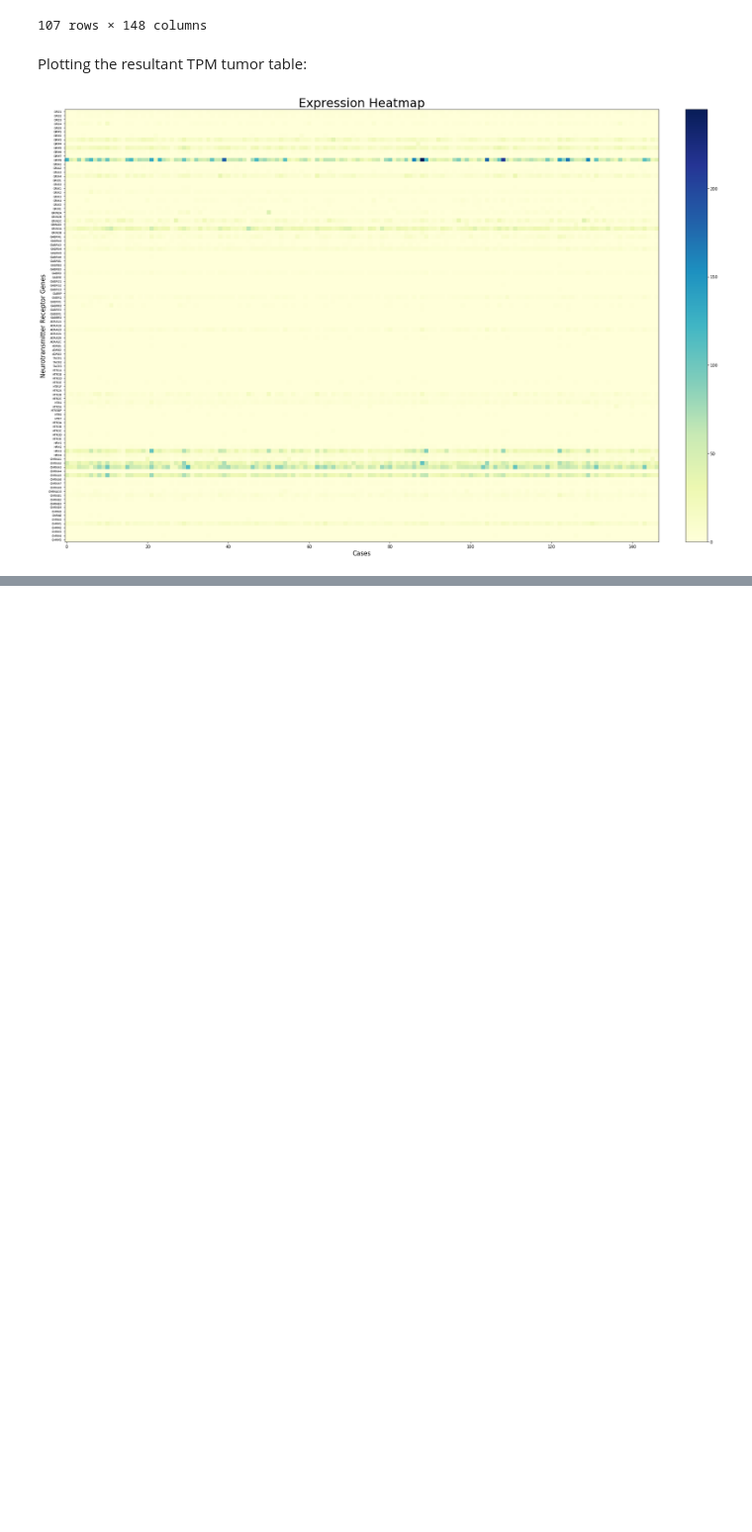
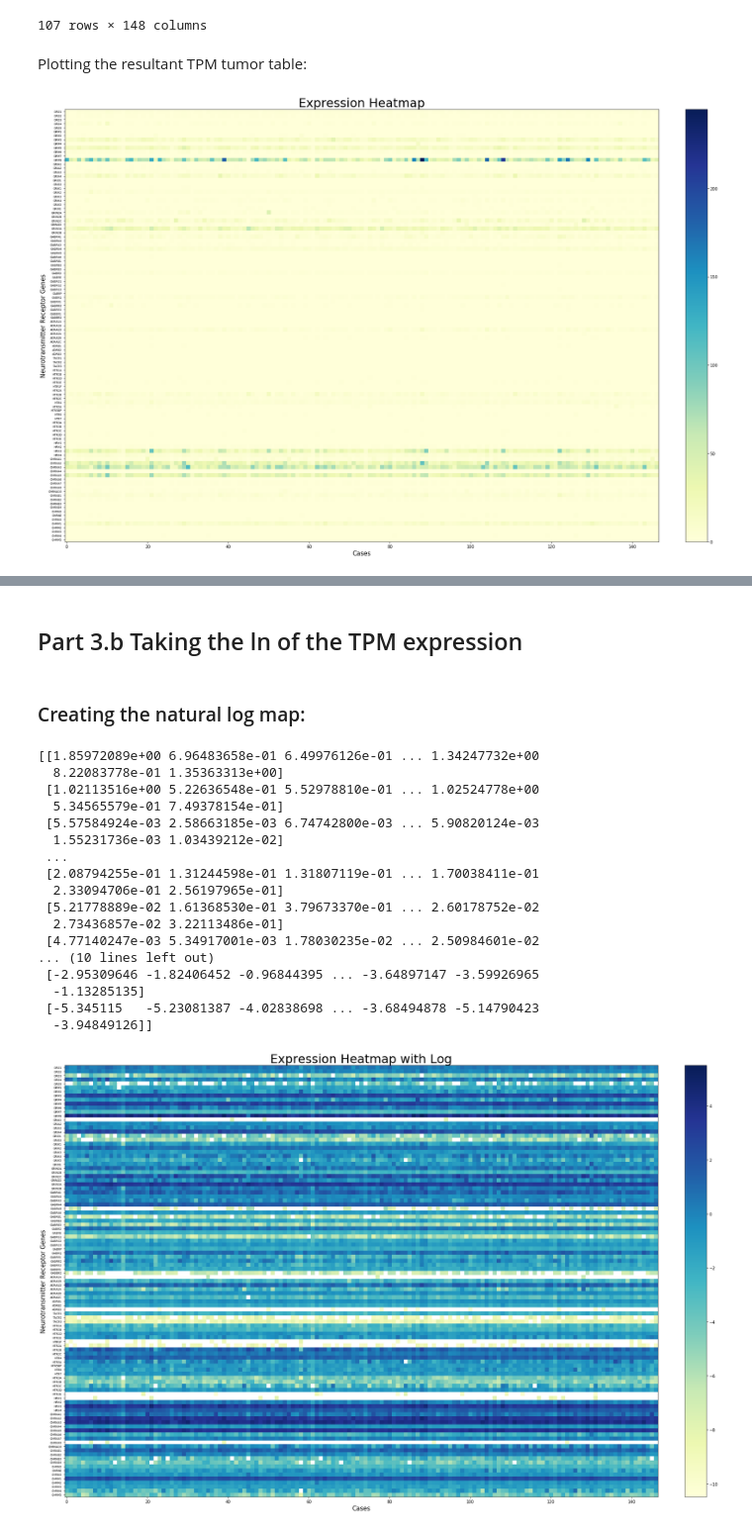
Before and after one commit to sophiaho/broad-work, a Jupyter notebook: cancer_expression_heatmap.ipynb, the cells around one changed output, grey strips where cells are left out. Shown at 99% size. Saved outputs shown, nothing was run; the diff lists cells and outputs as text; code cells hidden in the pictures; blank space fills up the shorter version.

```diff
--- a/cancer_expression_heatmap.ipynb
+++ b/cancer_expression_heatmap.ipynb
@@ -417,26 +520,6 @@ def calculate_per_million(total_reads):
     return total_reads / 1000000
 
 
-
-def calculate_tpm2(table):
-    # set up the dataframe for conversions
-    working_table = table.copy()
-    #excluded = tpm_table.loc[:, 'hgnc_symbol']
-    #tpm_table.drop('hgnc_symbol', axis=1, inplace=True)
-
-
-    gene_search = ensembl.genes_by_name('DRD1')
-    print(gene_search[0].start)
-    tpm_table_as_list = []
-    for index, row in working_table.iterrows():
-        gene_length = 0
-        for column_name, count in row.iteritems():
-            if column_name == 'hgnc_symbol':
-                gene_search = ensembl.genes_by_name(count)
-                gene_length = gene_search[0].end - gene_search[0].start
-                # clear the gene search cache
-                gene_search = None
-
 def find_gene_length_ensembl(gene_name):
     gene_search = ensembl.genes_by_name(gene_name)
     gene_length = (gene_search[0].end - gene_search[0].start) / 1000
@@ -445,7 +528,7 @@ def find_gene_length_ensembl(gene_name):
     return gene_length
 
 
-def calculate_tpm(table):
+def calculate_tpm(table, table_columns):
 
     # converting this to numpy array so it's easier to work with
     # doing this loses the indexing that the original rnaseq table has but
@@ -523,11 +606,11 @@ def calculate_tpm(table):
         #print (per_mil_table[index[0], index[1]])
 
     #print (per_mil_table)
-    tpm_table = pd.DataFrame(per_mil_table, columns=rnaseq_columns)
+    tpm_table = pd.DataFrame(per_mil_table, columns=table_columns)
 
     return tpm_table
 # %%
-tpm_all_rnaseq_selected_samples = calculate_tpm(all_rnaseq_selected_samples)
+tpm_all_rnaseq_selected_samples = calculate_tpm(all_rnaseq_selected_samples, rnaseq_columns)
 
 tpm_all_rnaseq_selected_samples
 # %% [output]
@@ -636,0 +658,25 @@ draw_expression_by_family()
+# %% [markdown]
+## Part 3.b Taking the ln of the TPM expression
+# %% [markdown]
+### Creating the natural log map:
+# %%
+draw_expression_log_heatmap(rnaseq_tpm, rnaseq_tpm['hgnc_symbol'].tolist(), 'natural')
+# %% [output]
+[[1.85972089e+00 6.96483658e-01 6.49976126e-01 ... 1.34247732e+00
+  8.22083778e-01 1.35363313e+00]
+ [1.02113516e+00 5.22636548e-01 5.52978810e-01 ... 1.02524778e+00
+  5.34565579e-01 7.49378154e-01]
+ [5.57584924e-03 2.58663185e-03 6.74742800e-03 ... 5.90820124e-03
+  1.55231736e-03 1.03439212e-02]
+ ...
+ [2.08794255e-01 1.31244598e-01 1.31807119e-01 ... 1.70038411e-01
+  2.33094706e-01 2.56197965e-01]
+ [5.21778889e-02 1.61368530e-01 3.79673370e-01 ... 2.60178752e-02
+  2.73436857e-02 3.22113486e-01]
+ [4.77140247e-03 5.34917001e-03 1.78030235e-02 ... 2.50984601e-02
+... (10 lines left out)
+ [-2.95309646 -1.82406452 -0.96844395 ... -3.64897147 -3.59926965
+  -1.13285135]
+ [-5.345115   -5.23081387 -4.02838698 ... -3.68494878 -5.14790423
+  -3.94849126]]
+[figure, added]
```
Also changed, not shown: parts of 42 cells of this notebook.
